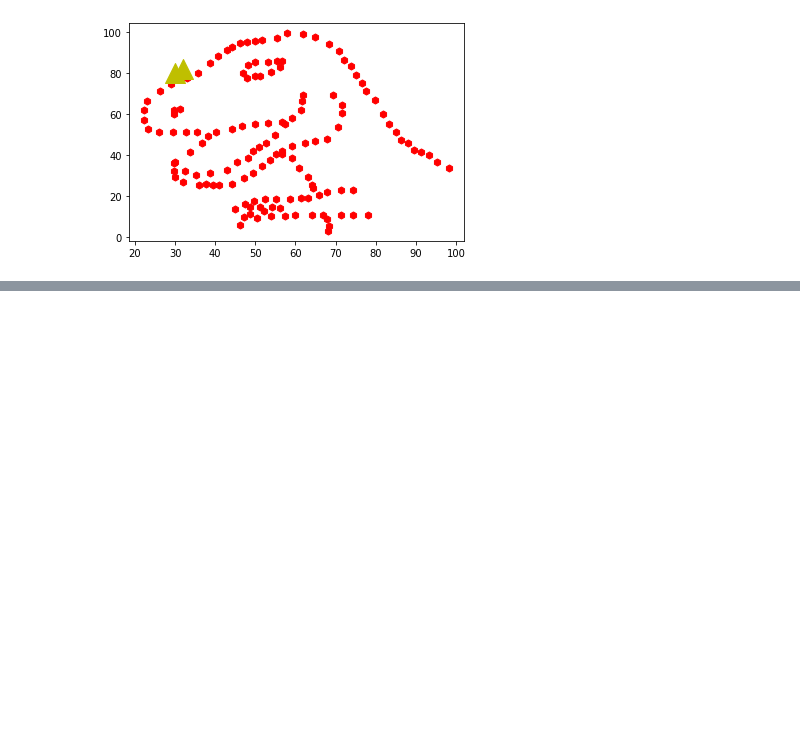
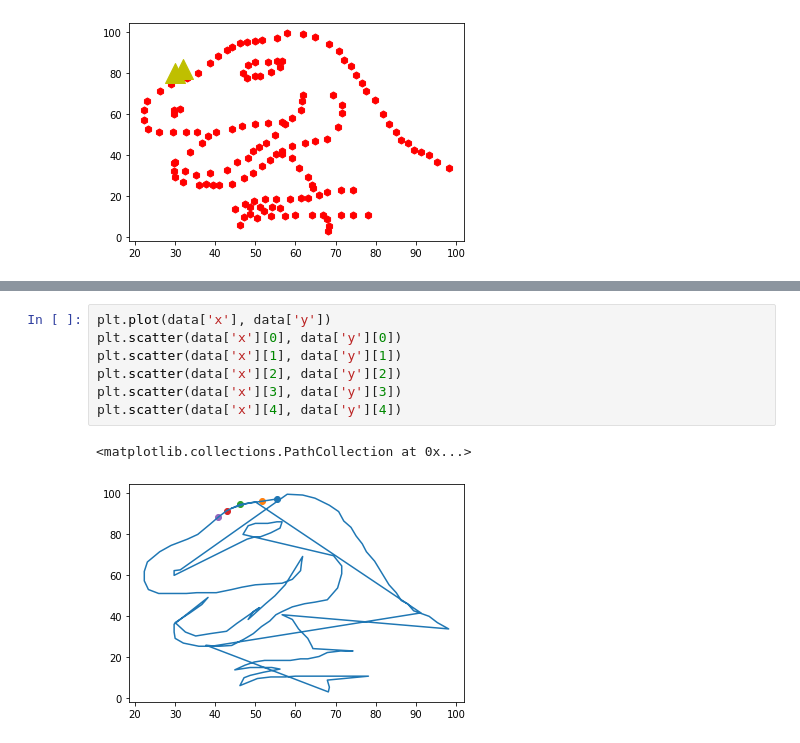
Before and after one commit to Vangolds/DPDM, a Jupyter notebook: Data102.ipynb, the cells around one changed output, grey strips where cells are left out. Drawn from its saved outputs; the diff is of its cells as text; blank space fills up the shorter version.

```diff
--- a/Data102.ipynb
+++ b/Data102.ipynb
@@ -179,0 +203,10 @@ plt.scatter([30,32],[80,82],s=400, c='y',marker='^')
+# %%
+plt.plot(data['x'], data['y'])
+plt.scatter(data['x'][0], data['y'][0])
+plt.scatter(data['x'][1], data['y'][1])
+plt.scatter(data['x'][2], data['y'][2])
+plt.scatter(data['x'][3], data['y'][3])
+plt.scatter(data['x'][4], data['y'][4])
+# %% [output]
+<matplotlib.collections.PathCollection at 0x...>
+[figure, added]
```
Also changed, not shown: parts of 26 cells of this notebook.
